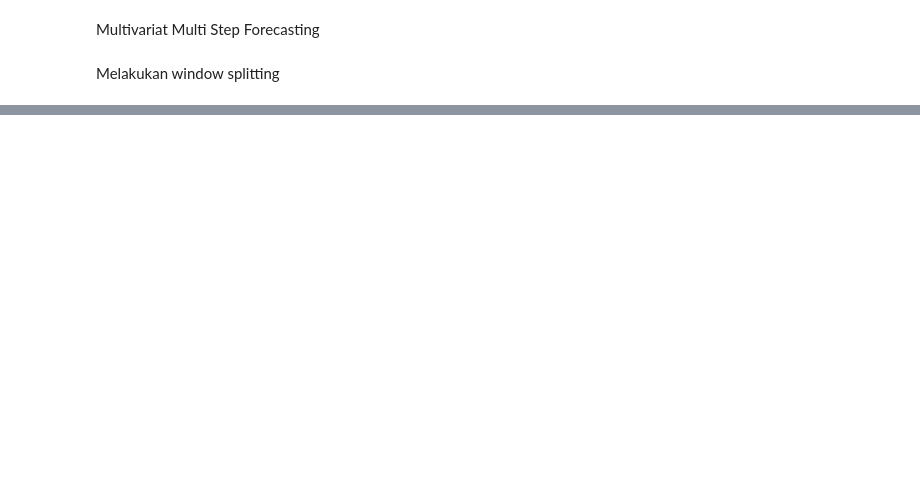
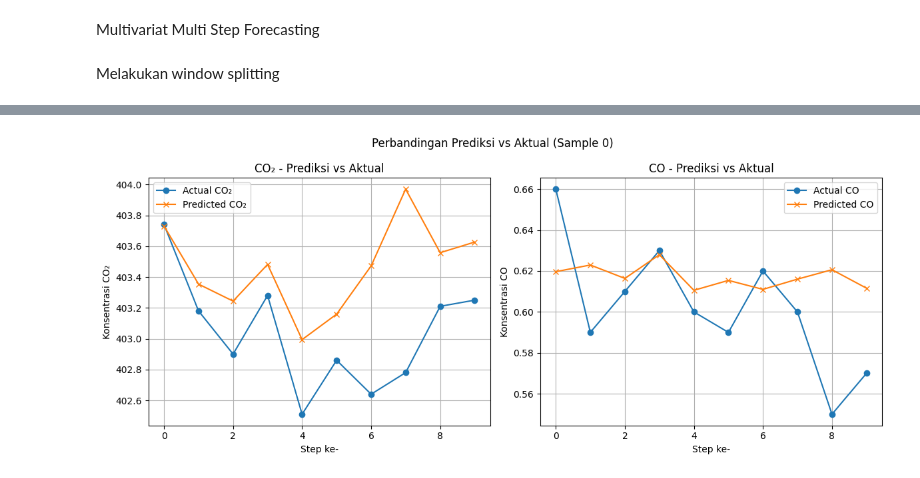
Before and after one commit to Hardtophead/Prediksi_Polusi_Udara, a Jupyter notebook: Prediksi_Polusi_LSTM.ipynb, the cells around one changed output, grey strips where cells are left out. Drawn from its saved outputs; the diff is of its cells as text; code cells hidden in the pictures; blank space fills up the shorter version.

```diff
--- a/Prediksi_Polusi_LSTM.ipynb
+++ b/Prediksi_Polusi_LSTM.ipynb
@@ -510,11 +589,0 @@ y_pred = mulvar_multask_model.predict(ahead_test_ds)  # hasil: shape (batch, 10,
-# %%
-# Prediksi dari model
-y_pred = mulvar_multask_model.predict(ahead_test_ds)
-
-# Ambil ground truth dari dataset
-y_true = []
-for _, y in ahead_test_ds:
-    y_true.append(y.numpy())
-
-import numpy as np
-y_true = np.concatenate(y_true, axis=0)  # shape: (samples, 10, 2)
@@ -532,0 +590,8 @@ ValueError: operands could not be broadcast together with shapes (33660,2) (3,)
+# %%
+import numpy as np
+
+y_true = np.concatenate([y.numpy() for _, y in ahead_test_ds], axis=0)
+# %%
+# Pastikan scaler_y sudah di-fit ke train_df[['field1', 'field2']]
+y_pred_orig = scaler.inverse_transform(y_pred.reshape(-1, 2)).reshape(y_pred.shape)
+y_true_orig = scaler.inverse_transform(y_true.reshape(-1, 2)).reshape(y_true.shape)
@@ -532,0 +638,32 @@ ValueError: operands could not be broadcast together with shapes (33660,2) (3,)
+# %%
+import matplotlib.pyplot as plt
+
+sample_index = 0  # bisa diganti ke 1, 2, dst.
+
+plt.figure(figsize=(12, 5))
+
+# Plot CO₂ (index 0)
+plt.subplot(1, 2, 1)
+plt.plot(y_true_orig[sample_index, :, 0], label='Actual CO₂', marker='o')
+plt.plot(y_pred_orig[sample_index, :, 0], label='Predicted CO₂', marker='x')
+plt.title('CO₂ - Prediksi vs Aktual')
+plt.xlabel('Step ke-')
+plt.ylabel('Konsentrasi CO₂')
+plt.legend()
+plt.grid(True)
+
+# Plot CO (index 1)
+plt.subplot(1, 2, 2)
+plt.plot(y_true_orig[sample_index, :, 1], label='Actual CO', marker='o')
+plt.plot(y_pred_orig[sample_index, :, 1], label='Predicted CO', marker='x')
+plt.title('CO - Prediksi vs Aktual')
+plt.xlabel('Step ke-')
+plt.ylabel('Konsentrasi CO')
+plt.legend()
+plt.grid(True)
+
+plt.suptitle(f'Perbandingan Prediksi vs Aktual (Sample {sample_index})')
+plt.tight_layout()
+plt.show()
+# %% [output]
+[figure, added]
```
Also changed, not shown: parts of 23 cells of this notebook, 2 other files.
